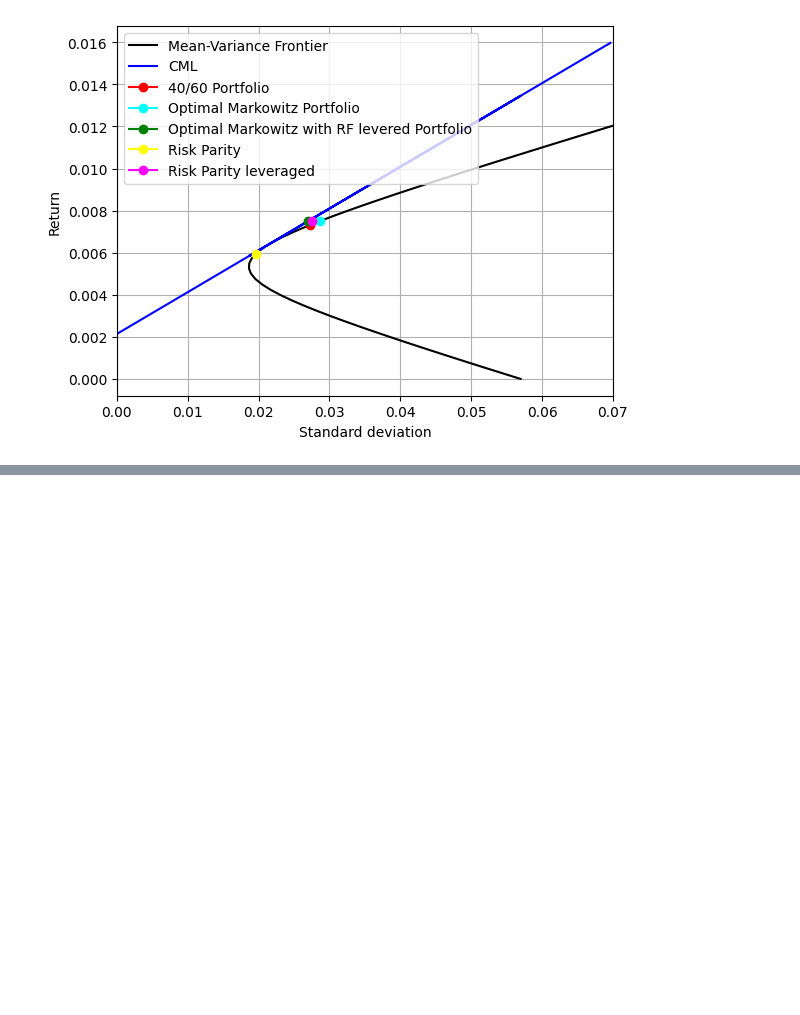
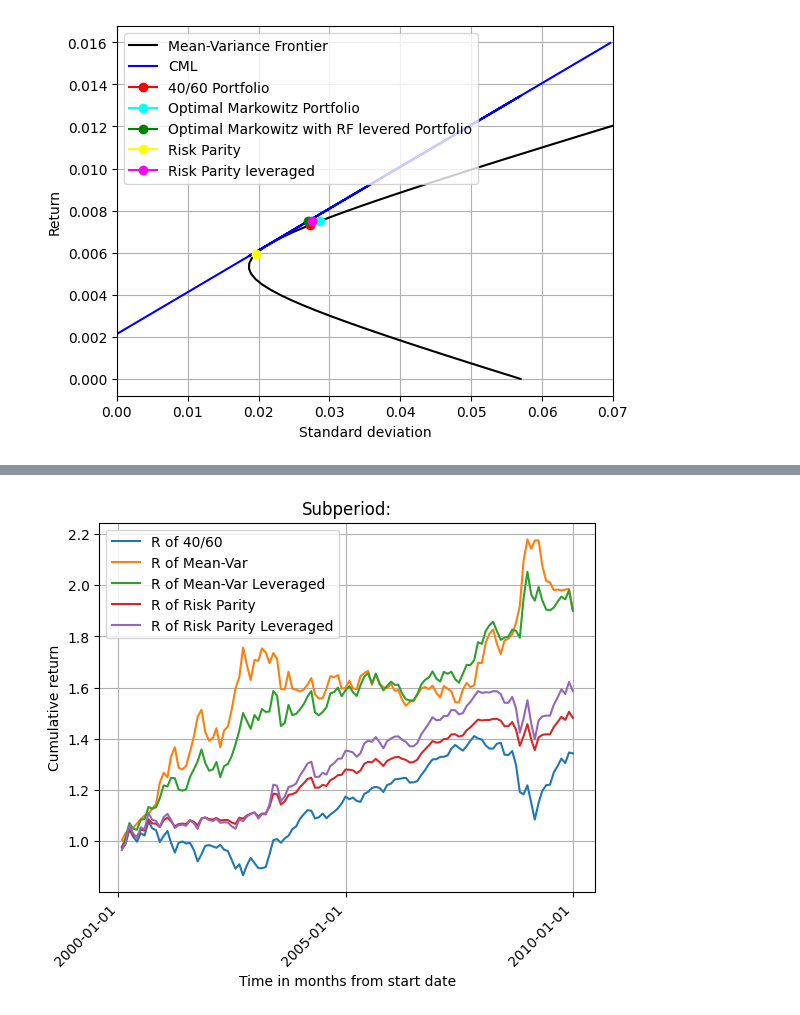
Before and after one commit to andreas-eklundh/Asset_allocation, a Jupyter notebook: Task_1.ipynb, the cells around one changed output, grey strips where cells are left out. Cells and saved outputs as stored; diff of their text form; code cells hidden in the pictures; blank space fills up the shorter version.

```diff
--- a/Task_1.ipynb
+++ b/Task_1.ipynb
@@ -292,0 +309,26 @@ w0t*test["R_RPL"][len(data["Date"]) -2],w1t*test["R_RPL"][len(data["Date"]) -2],
+# %%
+data1 = data.copy()
+# Now perform the comparison
+data1 = data1[(pd.Timestamp('2010-01-31') > pd.to_datetime(data1["Date"])) & (pd.Timestamp('2000-01-31') <= pd.to_datetime(data1["Date"]))]
+data1 = data1.reset_index().drop(columns = "index")
+test2,w0t,w1t,w2t = bt.backtest_naive(ind=data1, mu_target=mu_target)
+
+time = pd.date_range(data1["Date"][0],data1["Date"][len(data1["Date"])-1  ], freq = 'ME')
+fig, ax = plt.subplots()
+ax.plot(time,test2["R_40/60"], label="R of 40/60")
+ax.plot(time,test2["R_MV"], label="R of Mean-Var")
+ax.plot(time,test2["R_MVL"], label="R of Mean-Var Leveraged")
+ax.plot(time,test2["R_RP"], label="R of Risk Parity")
+ax.plot(time,test2["R_RPL"], label="R of Risk Parity Leveraged")
+ax.xaxis.set_major_locator(mdates.YearLocator(5))  # Set a tick at the start of every year
+ax.xaxis.set_major_formatter(mdates.DateFormatter('%Y-%m-%d'))
+plt.legend()
+plt.grid()
+plt.xticks(rotation=45, ha='right')
+
+plt.xlabel("Time in months from start date")
+plt.ylabel("Cumulative return")
+plt.title("Subperiod:")
+plt.show()
+# %% [output]
+[figure, added]
```
Also changed, not shown: parts of 5 cells of this notebook, 2 other files.
